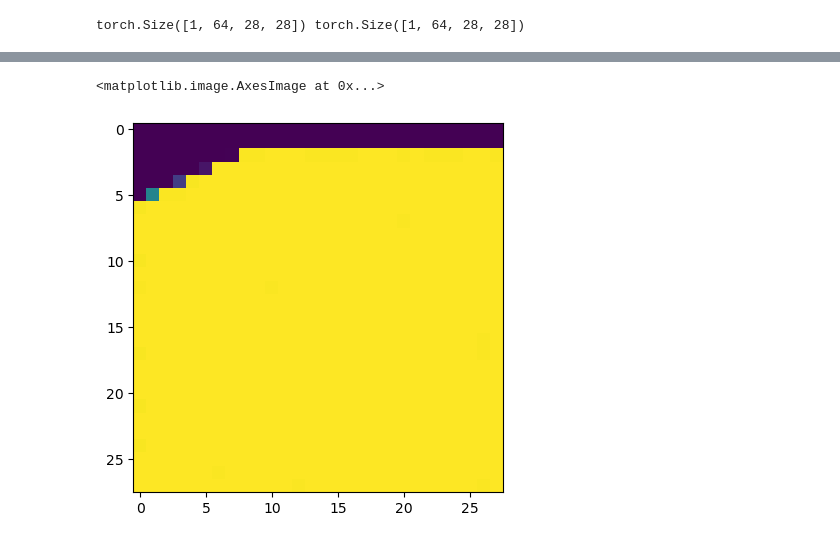
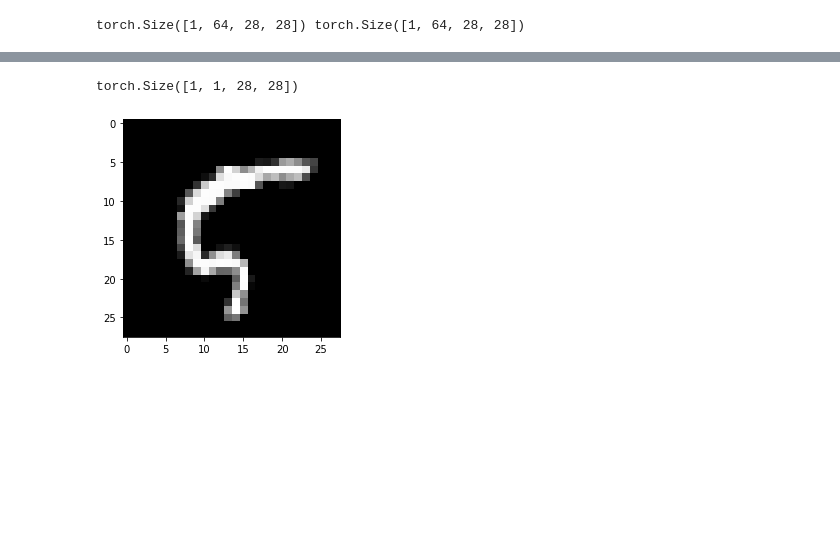
Before and after one commit to World4AI/World4AI, a Jupyter notebook: website/src/notebooks/autoregressive_generative/PixelCNN.ipynb, the cells around one changed output, grey strips where cells are left out. Drawn from its saved outputs; the diff is of its cells as text; code cells hidden in the pictures; blank space fills up the shorter version.

```diff
--- a/website/src/notebooks/autoregressive_generative/PixelCNN.ipynb
+++ b/website/src/notebooks/autoregressive_generative/PixelCNN.ipynb
@@ -368,33 +408,48 @@ def criterion(model, logits, labels):
+# %%
+best_loss = float("inf")
+# %%
+optimizer = optim.Adam(model.parameters(), lr=0.0001)
+NUM_EPOCHS=10
 # %%
 # training loop
+scaler = torch.cuda.amp.GradScaler()
 for epoch in range(NUM_EPOCHS):
+    start_time = time.time()
     train_losses = []
     test_losses = []
     for features, _ in train_dataloader:
+        optimizer.zero_grad()
+
         features = features.to(DEVICE)
         labels = (features * 255).long()
-        logits = model(features)
-        loss = criterion(model, logits, labels)
 
-        optimizer.zero_grad()
-        loss.backward()
-        optimizer.step()
+        with torch.amp.autocast(device_type="cuda", dtype=torch.float16):
+          logits = model(features)
+          loss = criterion_fn(logits, labels)
+
+        scaler.scale(loss).backward()
+        scaler.step(optimizer)
+        scaler.update()
 
         train_losses.append(loss.cpu().item())
-
 
     # evaluate on the test dataset
     with torch.inference_mode():
         for features, _ in test_dataloader:
             features = features.to(DEVICE)
             labels = (features * 255).long()
-            logits = model(features)
-            loss = criterion(model, logits, labels)
+            with torch.amp.autocast(device_type="cuda", dtype=torch.float16):
+              logits = model(features)
+              loss = criterion_fn(logits, labels)
             test_losses.append(loss.cpu().item())
 
-
+    end_time = time.time()
     bpd_train = sum(train_losses)/len(train_losses)
     bpd_test = sum(test_losses)/len(test_losses)
-    print(f'Epoch: {epoch+1}, BPD Train: {bpd_train:.4f}, BPD Test: {bpd_test:.4f}')
-    scheduler.step(bpd_test)
+    print(f'Elapsed Time: {end_time-start_time:.2f}sec, Epoch: {epoch+1}, BPD Train: {bpd_train:.4f}, BPD Test: {bpd_test:.4f}')
+    #scheduler.step()
+    if bpd_test < best_loss:
+      print("Saving Weights")
+      best_loss = bpd_test
+      torch.save(model.state_dict(), f=weights_path / 'pixel_cnn.pt')
 # %% [output]
@@ -412,20 +468,21 @@ Epoch: 10, BPD Train: 1.2152, BPD Test: 1.2070
 # sample an image
 @torch.inference_mode()
 def sample(model, img_shape):
-    img = torch.zeros(img_shape, device=DEVICE)
+    img = torch.zeros(img_shape, device=DEVICE) - 1
     # Generation loop
     _, channel, height, width = img_shape
     for h in range(height):
         for w in range(width):
             for c in range(channel):
-                pred = model(img[:,:,:h+1,:])
+                pred = model(img[:,:,:h+1,:]/256)
                 probs = F.softmax(pred[:,:,c,h,w], dim=-1)
                 img[:,c,h,w] = torch.multinomial(probs, num_samples=1).squeeze(dim=-1)
     return img
 # %%
 img = sample(model, img_shape=(1, 1, 28, 28))
+print(img.shape)
+plt.imshow(img.cpu().long().squeeze(), cmap="gray")
+plt.show()
+# %% [output]
+torch.Size([1, 1, 28, 28])
+[figure, added]
-# %%
-plt.imshow(img.squeeze().cpu())
-# %% [output]
-<matplotlib.image.AxesImage at 0x...>
-[figure, removed]
```
Also changed, not shown: parts of 15 cells of this notebook.
